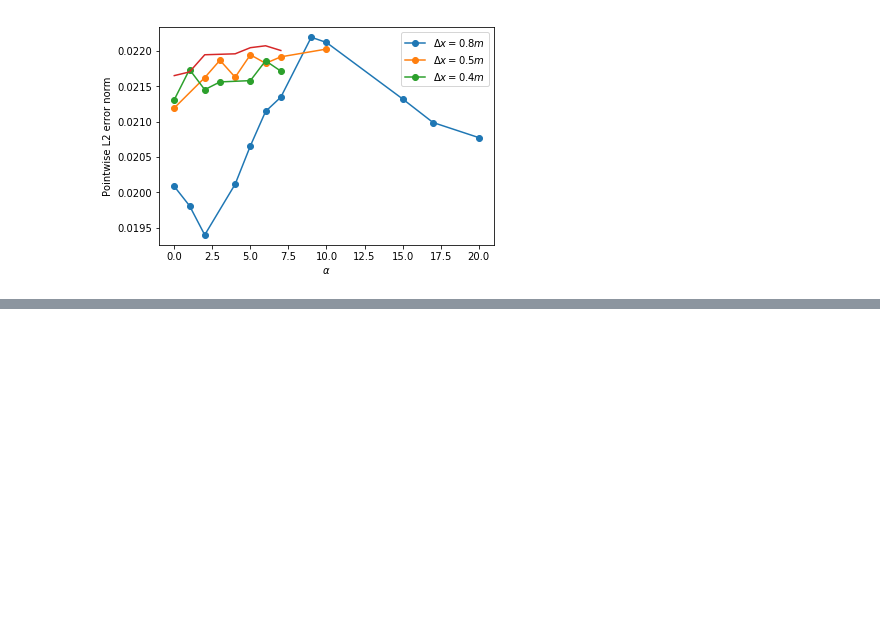
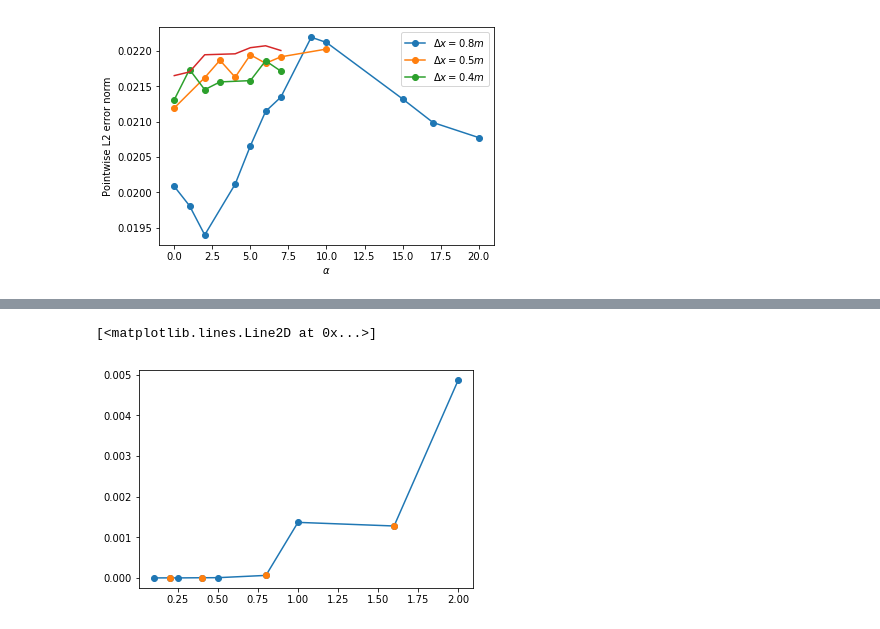
Before and after one commit to mc4117/adapt_utils, a Jupyter notebook: test_cases/trench_sed_model/Post processing adapt mesh.ipynb, the cells around one changed output, grey strips where cells are left out. Cells and saved outputs as stored; diff of their text form; code cells hidden in the pictures; blank space fills up the shorter version.

```diff
--- a/test_cases/trench_sed_model/Post processing adapt mesh.ipynb
+++ b/test_cases/trench_sed_model/Post processing adapt mesh.ipynb
@@ -514,0 +529,6 @@ plt.show()
+# %%
+plt.plot([0.1, 0.2, 0.25, 0.4, 0.5, 0.8, 1, 1.6, 2], error_list, '-o')
+plt.plot([0.2, 0.4, 0.8, 1.6], error_list_con, 'o')
+# %% [output]
+[<matplotlib.lines.Line2D at 0x...>]
+[figure, added]
```
Also changed, not shown: parts of 2 cells of this notebook, 5 other files.
